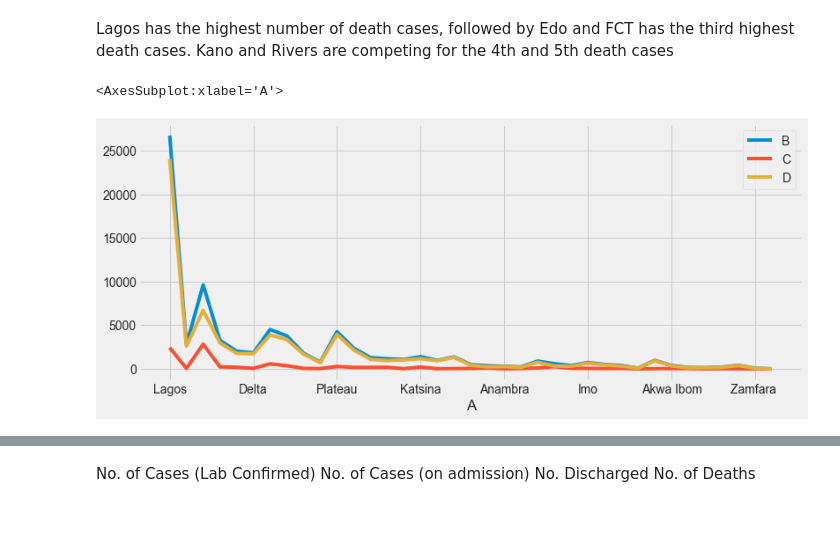
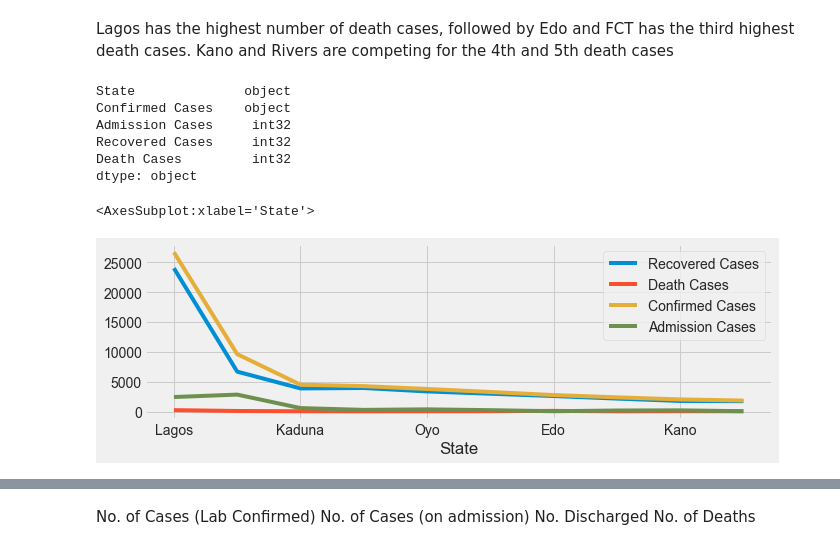
Before and after one commit to Obasteve/covid19dataanalysis, a Jupyter notebook: COVID19DATAANALYSIS.ipynb, the cells around one changed output, grey strips where cells are left out. Saved outputs shown, nothing was run; the diff lists cells and outputs as text; code cells hidden in the pictures; blank space fills up the shorter version.

```diff
--- a/COVID19DATAANALYSIS.ipynb
+++ b/COVID19DATAANALYSIS.ipynb
@@ -185,7 +205,7 @@ df_covidnig_cases['B'] = df_covidnig_cases['B'].astype(str).astype(int)
 # %%
-df_covidnig_cases['C'] = df_covidnig_cases['C'].astype(str).astype(int)
+df_covidnig_cases['Admission Cases'] = df_covidnig_cases['Admission Cases'].astype(str).astype(int)
 # %%
-df_covidnig_cases['D'] = df_covidnig_cases['D'].astype(str).astype(int)
+df_covidnig_cases['Recovered Cases'] = df_covidnig_cases['Recovered Cases'].astype(str).astype(int)
 # %%
 df_covidnig_cases.dtypes
 # %% [output]
@@ -220,2 +267,0 @@ ANALYSIS
-# %%
-df_covidnig_cases = df_covidnig_cases.sort_values(by='E', ascending=False)
@@ -278,7 +362,18 @@ df_covidnig_cases.head(10).groupby(['A'])['E'].mean().plot.bar().set (xlabel="St
 # %% [markdown]
 Lagos has the highest number of death cases, followed by Edo and FCT has the third highest death cases. Kano and Rivers are competing for the 4th and 5th death cases
+# %%
+df_covidnig_cases.dtypes
+# %% [output]
+State              object
+Confirmed Cases    object
+Admission Cases     int32
+Recovered Cases     int32
+Death Cases         int32
+dtype: object
+# %%
+df_covidnig_cases['Confirmed Cases'] = df_covidnig_cases['Confirmed Cases'].astype('int')
 # %%
-df_covidnig_cases.plot(kind='line', x= 'A', y=['B','C','D'], figsize=(12,5))
+df_covidnig_cases.head(10).plot(kind='line', x= 'State', y=['Recovered Cases','Death Cases','Confirmed Cases','Admission Cases'], figsize=(10,3))
 # %% [output]
-<AxesSubplot:xlabel='A'>
+<AxesSubplot:xlabel='State'>
-[figure, old version]
+[figure, new version]
```
Also changed, not shown: parts of 49 cells of this notebook, 1 other file.
